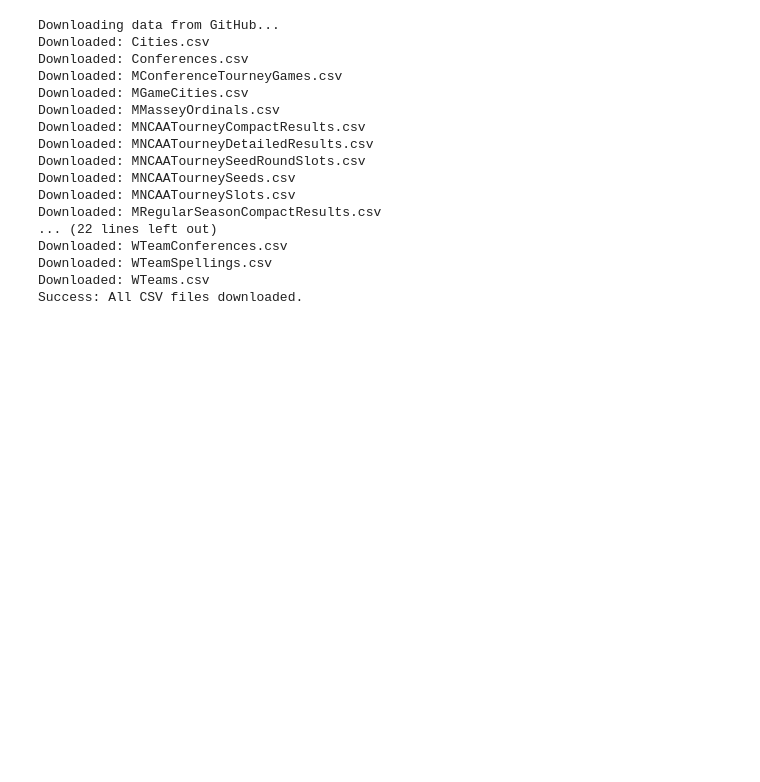
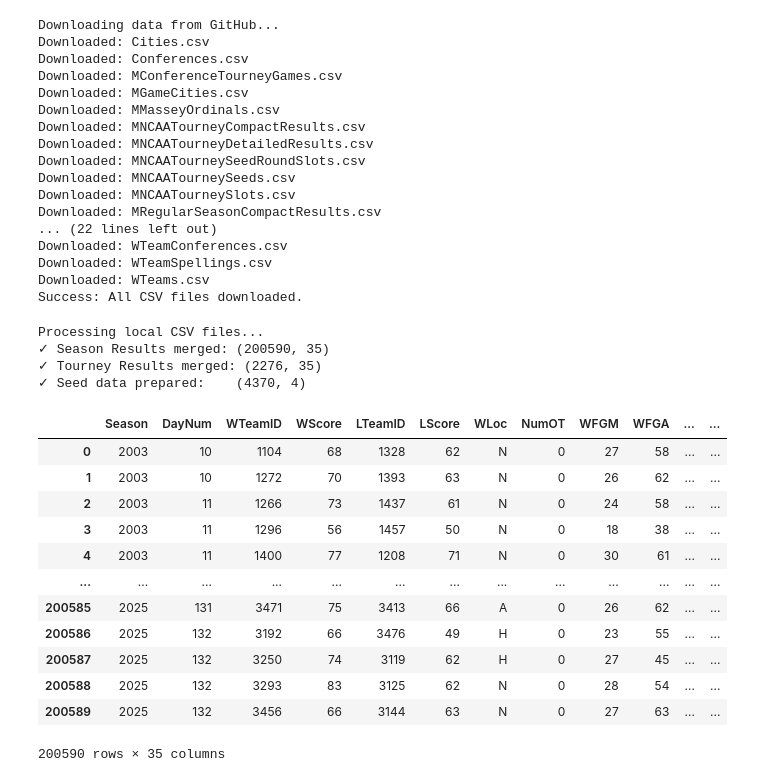
Before and after one commit to COMP3608-GROUP-9-PROJECT/COMP3608_PROJECT, a Jupyter notebook: DataPreProcessing.ipynb, the cells around one changed output. Drawn from its saved outputs; the diff is of its cells as text; code cells hidden in the pictures; blank space fills up the shorter version.

Commit message:
Load and merge men's and women's CSVs for season, tourney, seed data, tagging each by division (1 for men, 0 for women).

```diff
--- a/DataPreProcessing.ipynb
+++ b/DataPreProcessing.ipynb
@@ -49,3 +49,55 @@ Downloaded: WTeamConferences.csv
 Downloaded: WTeamSpellings.csv
 Downloaded: WTeams.csv
 Success: All CSV files downloaded.
+# %%
+#Process CSV files
+print("Processing local CSV files...")
+
+# Mapping the internal variable names to their respective file pairs
+data_map = {
+    "seasonResults": ("MRegularSeasonDetailedResults.csv", "WRegularSeasonDetailedResults.csv"),
+    "tourneyResults": ("MNCAATourneyDetailedResults.csv", "WNCAATourneyDetailedResults.csv"),
+    "seeds": ("MNCAATourneySeeds.csv", "WNCAATourneySeeds.csv")
+}
+
+# Dictionary to temporarily hold our loaded dataframes
+dfs = {}
+
+for var_name, (men_file, women_file) in data_map.items():
+    # Load and tag Men's data (Divison 1)
+    m_df = pd.read_csv(f"raw/{men_file}").assign(Divison=1)
+    # Load and tag Women's data (Divison 0)
+    w_df = pd.read_csv(f"raw/{women_file}").assign(Divison=0)
+
+    # Combine and store
+    dfs[var_name] = pd.concat([m_df, w_df], ignore_index=True)
+
+# Unpack the dictionary into specific variables
+seasonResults = dfs["seasonResults"]
+tourneyResults = dfs["tourneyResults"]
+seeds = dfs["seeds"]
+
+print(f"Season Results merged: {seasonResults.shape}")
+print(f"Tourney Results merged: {tourneyResults.shape}")
+print(f"Seed data prepared:    {seeds.shape}\n")
+# %% [output]
+Processing local CSV files...
+✓ Season Results merged: (200590, 35)
+✓ Tourney Results merged: (2276, 35)
+✓ Seed data prepared:    (4370, 4)
+# %%
+seasonResults
+# %% [output]
+|  | Season | DayNum | WTeamID | WScore | LTeamID | LScore | WLoc | NumOT | WFGM | WFGA | ... | ... |
+| 0 | 2003 | 10 | 1104 | 68 | 1328 | 62 | N | 0 | 27 | 58 | ... | ... |
+| 1 | 2003 | 10 | 1272 | 70 | 1393 | 63 | N | 0 | 26 | 62 | ... | ... |
+| 2 | 2003 | 11 | 1266 | 73 | 1437 | 61 | N | 0 | 24 | 58 | ... | ... |
+| 3 | 2003 | 11 | 1296 | 56 | 1457 | 50 | N | 0 | 18 | 38 | ... | ... |
+| 4 | 2003 | 11 | 1400 | 77 | 1208 | 71 | N | 0 | 30 | 61 | ... | ... |
+| ... | ... | ... | ... | ... | ... | ... | ... | ... | ... | ... | ... | ... |
+| 200585 | 2025 | 131 | 3471 | 75 | 3413 | 66 | A | 0 | 26 | 62 | ... | ... |
+| 200586 | 2025 | 132 | 3192 | 66 | 3476 | 49 | H | 0 | 23 | 55 | ... | ... |
+| 200587 | 2025 | 132 | 3250 | 74 | 3119 | 62 | H | 0 | 27 | 45 | ... | ... |
+| 200588 | 2025 | 132 | 3293 | 83 | 3125 | 62 | N | 0 | 28 | 54 | ... | ... |
+| 200589 | 2025 | 132 | 3456 | 66 | 3144 | 63 | N | 0 | 27 | 63 | ... | ... |
+200590 rows × 35 columns
```
Also changed, not shown: parts of 2 cells of this notebook.
